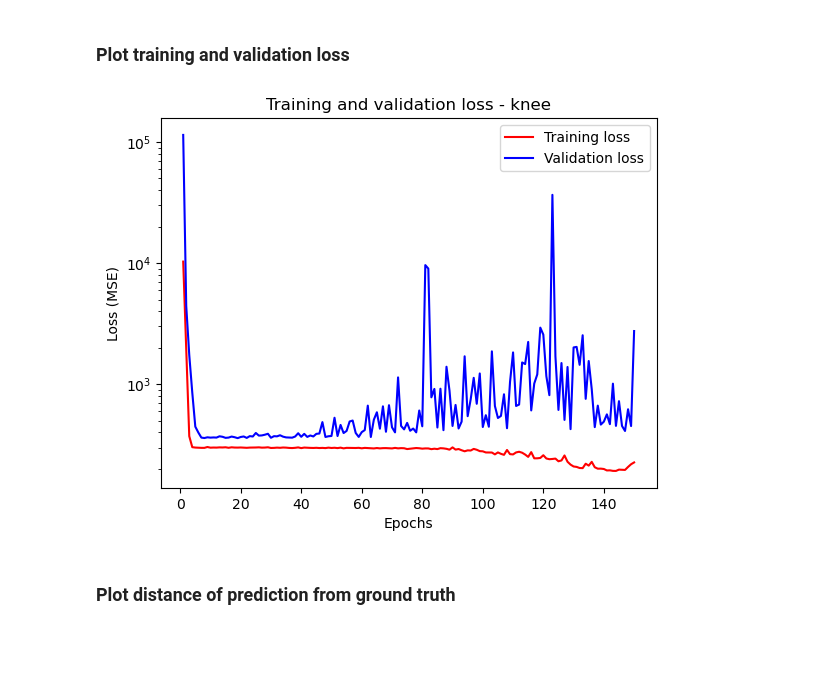
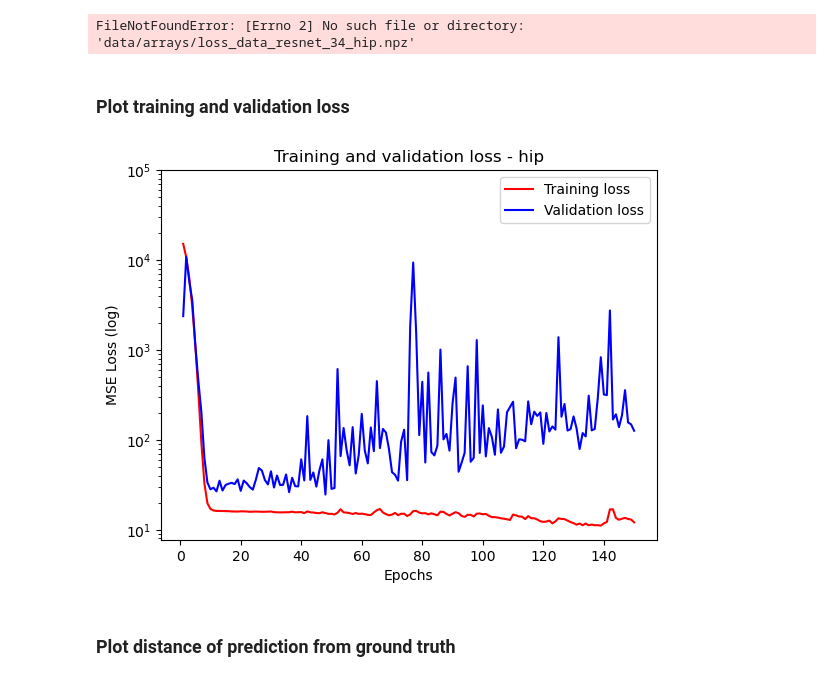
Before and after one commit to martina-torce/3D-TKA-landmark-detection, a Jupyter notebook: 5_post-proc.ipynb, the cells around one changed output. Drawn from its saved outputs; the diff is of its cells as text; code cells hidden in the pictures; blank space fills up the shorter version.

```diff
--- a/5_post-proc.ipynb
+++ b/5_post-proc.ipynb
@@ -5,32 +5,36 @@ import pandas as pd
 import SimpleITK as sitk
 import matplotlib.pyplot as plt
 
-joint = "knee" # hip, knee, ankle
+name = "resnet_34"
+joint = "hip" # hip, knee, ankle
 ds = "val" # val, test
 
-loss_data = np.load(f'data/arrays/loss_data_{joint}.npz')
+loss_data = np.load(f'data/arrays/loss_data_{name}_{joint}.npz')
 image_dir = f"data/images/4_pre-proc3/{joint}"
 landmarks_array = np.load(f"data/arrays/y_{ds}_{joint}.npy")
 landmarks_pred_array = np.load(f"data/arrays/y_pred_{ds}_{joint}.npy")
 
 vis = False
+# %% [output]
+FileNotFoundError: [Errno 2] No such file or directory: 'data/arrays/loss_data_resnet_34_hip.npz'
 # %% [markdown]
 ### Plot training and validation loss
 # %%
 epochs = loss_data['epochs']
 loss = loss_data['loss']
 val_loss = loss_data['val_loss']
 
 plt.plot(epochs, loss, 'r', label='Training loss')
 plt.plot(epochs, val_loss, 'b', label='Validation loss')
 plt.yscale('log')
+plt.ylim(0, 10**5)
 plt.title(f'Training and validation loss - {joint}')
 plt.xlabel('Epochs')
-plt.ylabel('Loss (MSE)')
+plt.ylabel('MSE Loss (log)')
 plt.legend()
 plt.show()
 # %% [output]
-[figure, old version]
+[figure, new version]
 # %% [markdown]
 ### Plot distance of prediction from ground truth
 # %%
```
Also changed, not shown: 2 other files.
